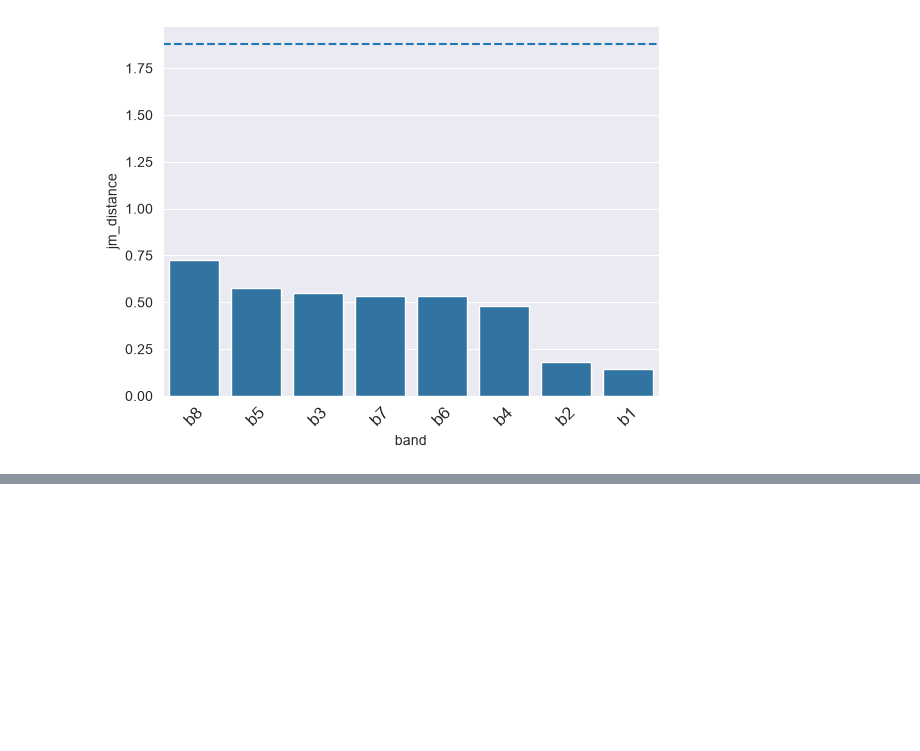
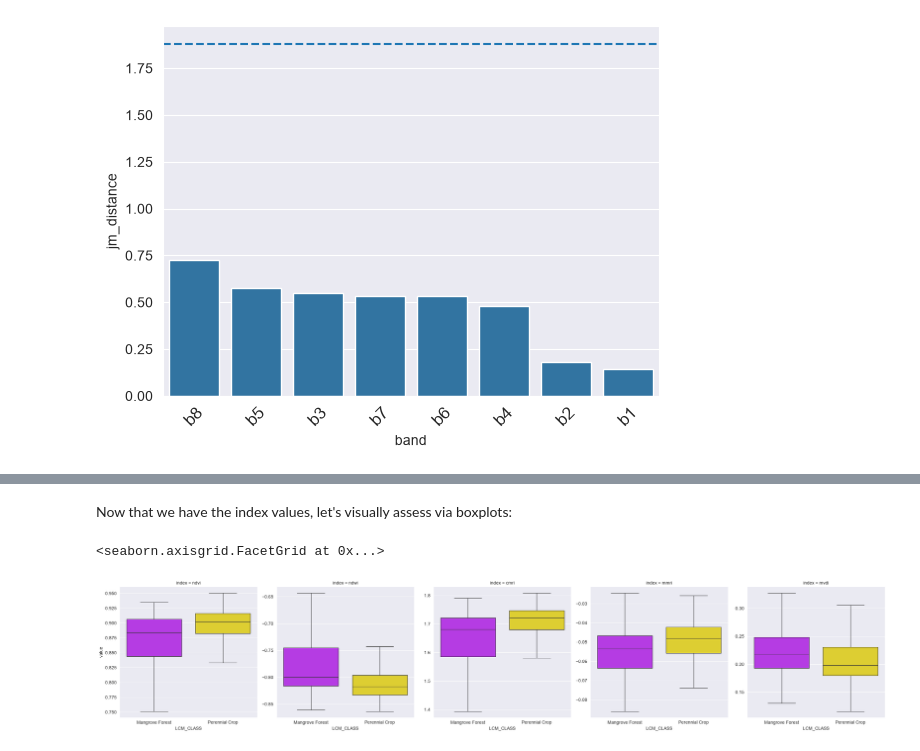
Before and after one commit to jeromemaiquez/gms-ir-mangrove-seagrass-surigao, a Jupyter notebook: main.ipynb, the cells around one changed output, grey strips where cells are left out. Cells and saved outputs as stored; diff of their text form; code cells hidden in the pictures; blank space fills up the shorter version.

Commit message:
EDA of VNIR-only mangrove-specific indices from literature

```diff
--- a/main.ipynb
+++ b/main.ipynb
@@ -141,0 +157,10 @@ plot.separability_2class(
+# %%
+ndvi = indices.normalized_difference_2band(
+    band_a=df_bands.b8,
+    band_b=df_bands.b6
+)
+
+ndwi = indices.normalized_difference_2band(
+    band_a=df_bands.b4,
+    band_b=df_bands.b8
+)
@@ -141,0 +169,12 @@ plot.separability_2class(
+# %%
+cmri = ndvi - ndwi
+
+mmri = indices.normalized_difference_2band(
+    band_a=np.abs(ndwi),
+    band_b=np.abs(ndvi)
+)
+
+mvdi = (
+    ((df_bands.b7 - df_bands.b6) * (df_bands.b8 + df_bands.b6))
+    / ((df_bands.b8 - df_bands.b7) * (df_bands.b8 - df_bands.b6))
+)
@@ -141,0 +183,6 @@ plot.separability_2class(
+# %%
+df_indices = df_bands.copy(deep=True).drop(columns=band_names)
+index_names = ['ndvi', 'ndwi', 'cmri', 'mmri', 'mvdi']
+df_indices[index_names] = np.array([ndvi, ndwi, cmri, mmri, mvdi]).T
+df_indices = indices.remove_outliers(df_indices, index_names, impute=True)
+df_indices.head()
@@ -141,0 +197,9 @@ plot.separability_2class(
+# %%
+df_indices_melt = df_indices.melt(
+    id_vars=['LCM_CLASS'],
+    value_vars=index_names,
+    value_name='value',
+    var_name='index'
+)
+
+df_indices_melt.head()
@@ -141,0 +213,13 @@ plot.separability_2class(
+# %% [markdown]
+Now that we have the index values, let's visually assess via boxplots:
+# %%
+plot.boxplot_bands(
+    data=df_indices_melt,
+    category_column='LCM_CLASS',
+    value_column='value',
+    band_column='index',
+    cats_compared=vegetation_classes
+)
+# %% [output]
+<seaborn.axisgrid.FacetGrid at 0x...>
+[figure, added]
```
Also changed, not shown: parts of 22 cells of this notebook, 1 other file.
